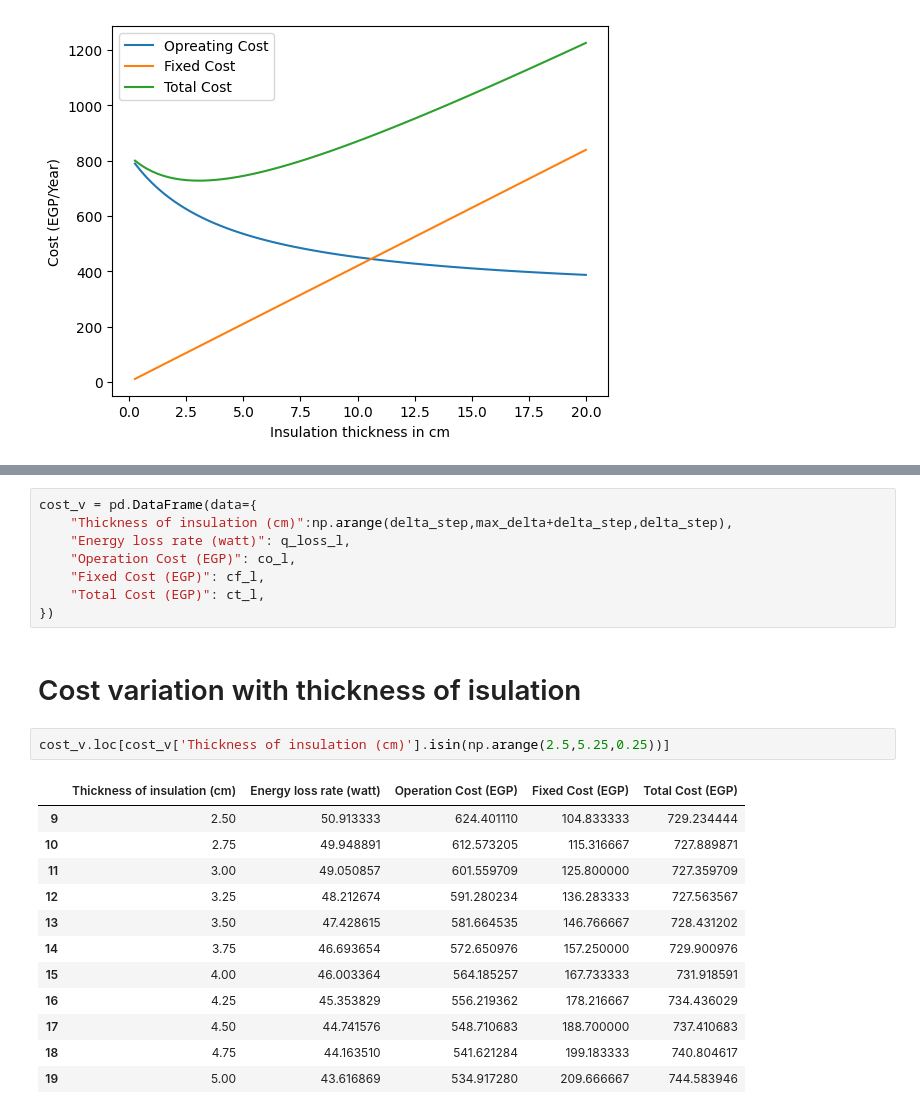
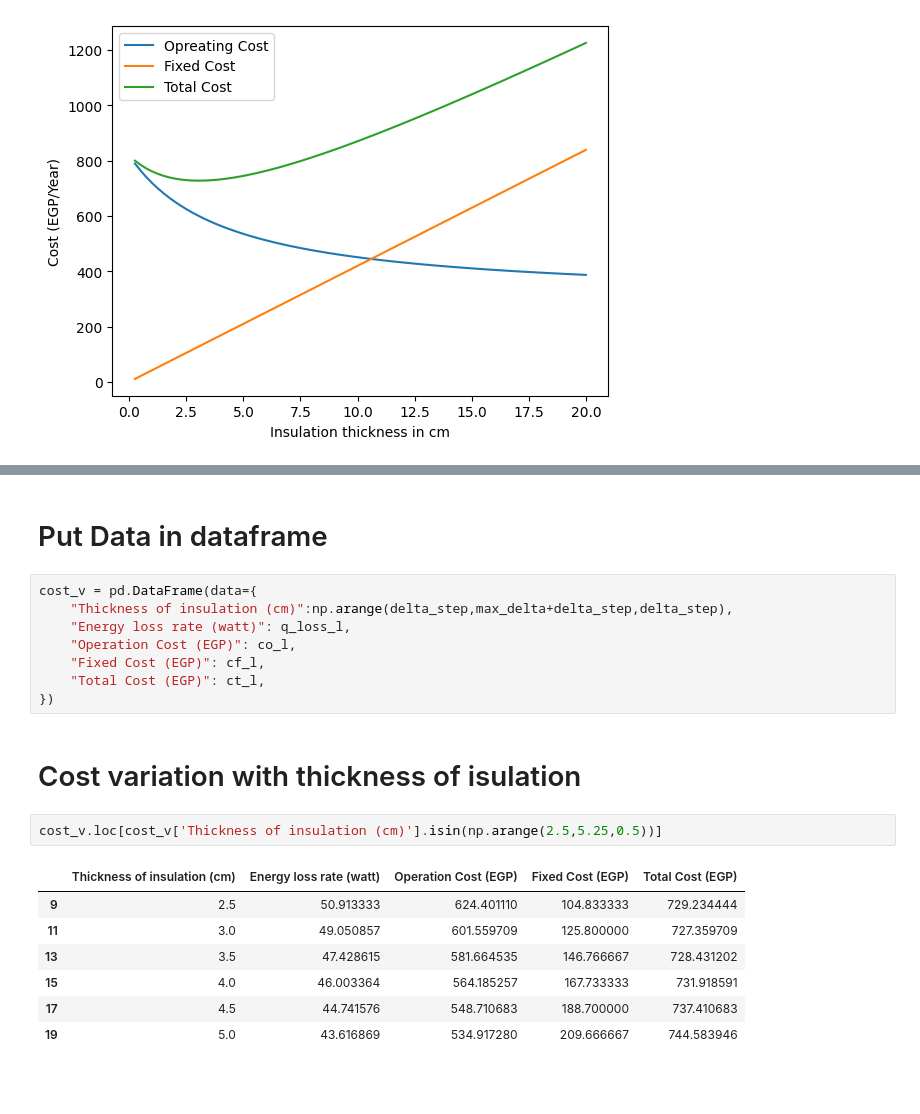
Before and after one commit to fadygamil12/Solar-Heater, a Jupyter notebook: Tank.ipynb, the cells around one changed output, grey strips where cells are left out. Saved outputs shown, nothing was run; the diff lists cells and outputs as text; blank space fills up the shorter version.

Commit message:
adjust variation data frame to 0.5 step

```diff
--- a/Tank.ipynb
+++ b/Tank.ipynb
@@ -290,3 +288,5 @@ plt.show()
+# %% [markdown]
+# Put Data in dataframe
 # %%
 cost_v = pd.DataFrame(data={
     "Thickness of insulation (cm)":np.arange(delta_step,max_delta+delta_step,delta_step),
@@ -295,20 +295,15 @@ cost_v = pd.DataFrame(data={
     "Fixed Cost (EGP)": cf_l,
     "Total Cost (EGP)": ct_l,
 })
-# %% [markdown]
-# Cost variation with thickness of isulation
-# %%
-cost_v.loc[cost_v['Thickness of insulation (cm)'].isin(np.arange(2.5,5.25,0.25))]
-# %% [output]
-|  | Thickness of insulation (cm) | Energy loss rate (watt) | Operation Cost (EGP) | Fixed Cost (EGP) | Total Cost (EGP) |
-| 9 | 2.50 | 50.913333 | 624.401110 | 104.833333 | 729.234444 |
-| 10 | 2.75 | 49.948891 | 612.573205 | 115.316667 | 727.889871 |
-| 11 | 3.00 | 49.050857 | 601.559709 | 125.800000 | 727.359709 |
-| 12 | 3.25 | 48.212674 | 591.280234 | 136.283333 | 727.563567 |
-| 13 | 3.50 | 47.428615 | 581.664535 | 146.766667 | 728.431202 |
-| 14 | 3.75 | 46.693654 | 572.650976 | 157.250000 | 729.900976 |
-| 15 | 4.00 | 46.003364 | 564.185257 | 167.733333 | 731.918591 |
-| 16 | 4.25 | 45.353829 | 556.219362 | 178.216667 | 734.436029 |
-| 17 | 4.50 | 44.741576 | 548.710683 | 188.700000 | 737.410683 |
-| 18 | 4.75 | 44.163510 | 541.621284 | 199.183333 | 740.804617 |
-| 19 | 5.00 | 43.616869 | 534.917280 | 209.666667 | 744.583946 |
+# %% [markdown]
+# Cost variation with thickness of isulation
+# %%
+cost_v.loc[cost_v['Thickness of insulation (cm)'].isin(np.arange(2.5,5.25,0.5))]
+# %% [output]
+|  | Thickness of insulation (cm) | Energy loss rate (watt) | Operation Cost (EGP) | Fixed Cost (EGP) | Total Cost (EGP) |
+| 9 | 2.5 | 50.913333 | 624.401110 | 104.833333 | 729.234444 |
+| 11 | 3.0 | 49.050857 | 601.559709 | 125.800000 | 727.359709 |
+| 13 | 3.5 | 47.428615 | 581.664535 | 146.766667 | 728.431202 |
+| 15 | 4.0 | 46.003364 | 564.185257 | 167.733333 | 731.918591 |
+| 17 | 4.5 | 44.741576 | 548.710683 | 188.700000 | 737.410683 |
+| 19 | 5.0 | 43.616869 | 534.917280 | 209.666667 | 744.583946 |
```
Also changed, not shown: parts of 1 cell of this notebook.
